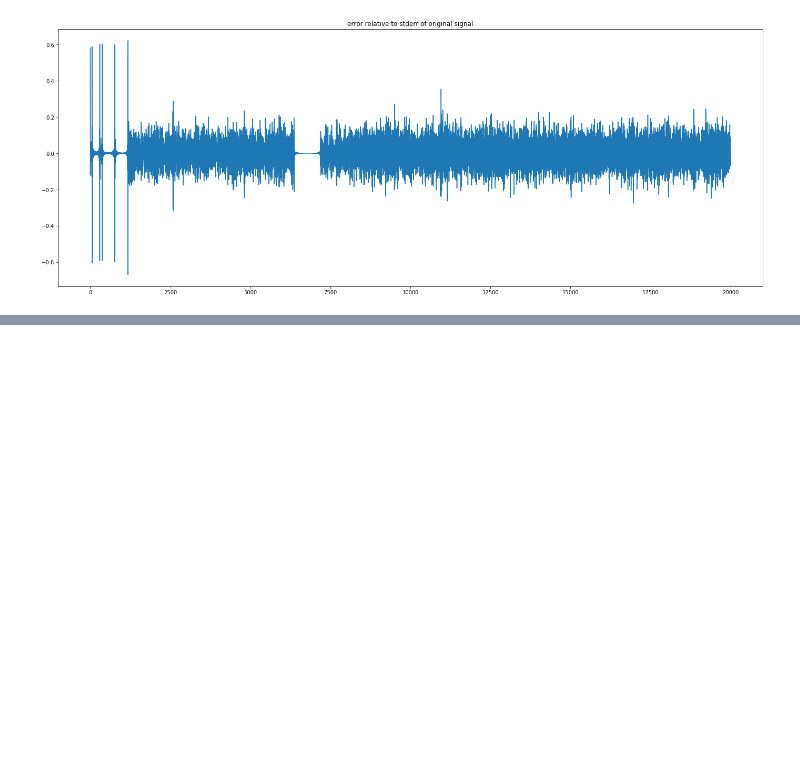
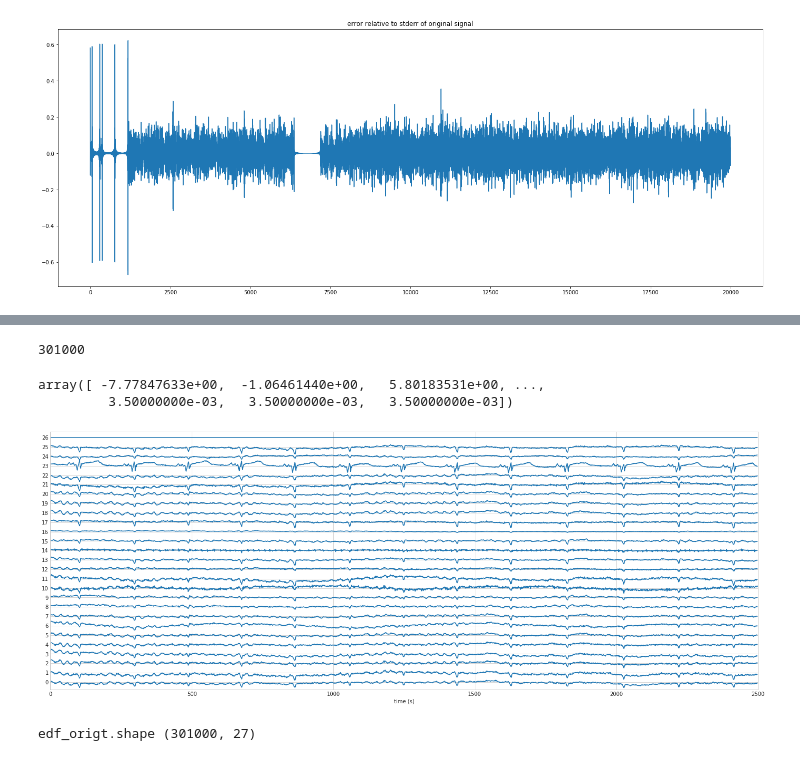
Before and after one commit to eegml/eegml-signal, a Jupyter notebook: experiments/test-eeg-resampling-up-down-sksamplerate.ipynb, the cells around one changed output, grey strips where cells are left out. Cells and saved outputs as stored; diff of their text form; code cells hidden in the pictures; blank space fills up the shorter version.

```diff
--- a/experiments/test-eeg-resampling-up-down-sksamplerate.ipynb
+++ b/experiments/test-eeg-resampling-up-down-sksamplerate.ipynb
@@ -132,0 +214,28 @@ Text(0.5,1,'error relative to stderr of original signal')
+# %%
+num_samples= ef.get_samples_per_signal()[0] # same for 0:27
+num_samples
+# %% [output]
+301000
+# %%
+edf_orig = np.zeros((27,num_samples),dtype='float32')
+# %%
+ef.get_signal(0)
+#for ch in range(N):
+#   edf_orig[ch,:] = ef.get_signal(ch)
+# %% [output]
+array([ -7.77847633e+00,  -1.06461440e+00,   5.80183531e+00, ...,
+         3.50000000e-03,   3.50000000e-03,   3.50000000e-03])
+# %%
+edf_orig[0,:] = _
+# %%
+for ch in range(1,26):
+   edf_orig[ch,:] = ef.get_signal(ch)
+# %%
+stackplot.stackplot(edf_orig[:,0:2500])
+# %% [output]
+[figure, added]
+# %%
+edf_origt = edf_orig.transpose()
+print('edf_origt.shape', edf_origt.shape)
+# %% [output]
+edf_origt.shape (301000, 27)
```
Also changed, not shown: parts of 25 cells of this notebook.
